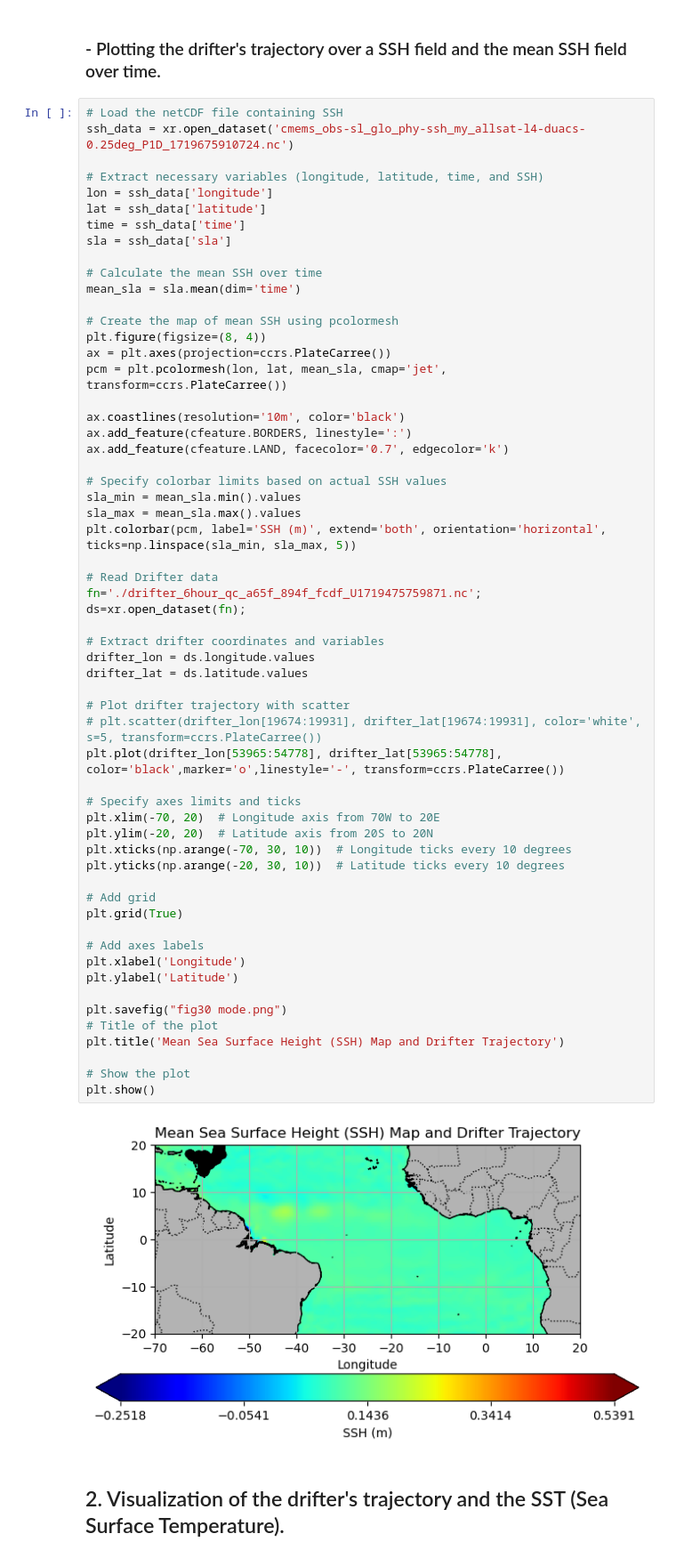
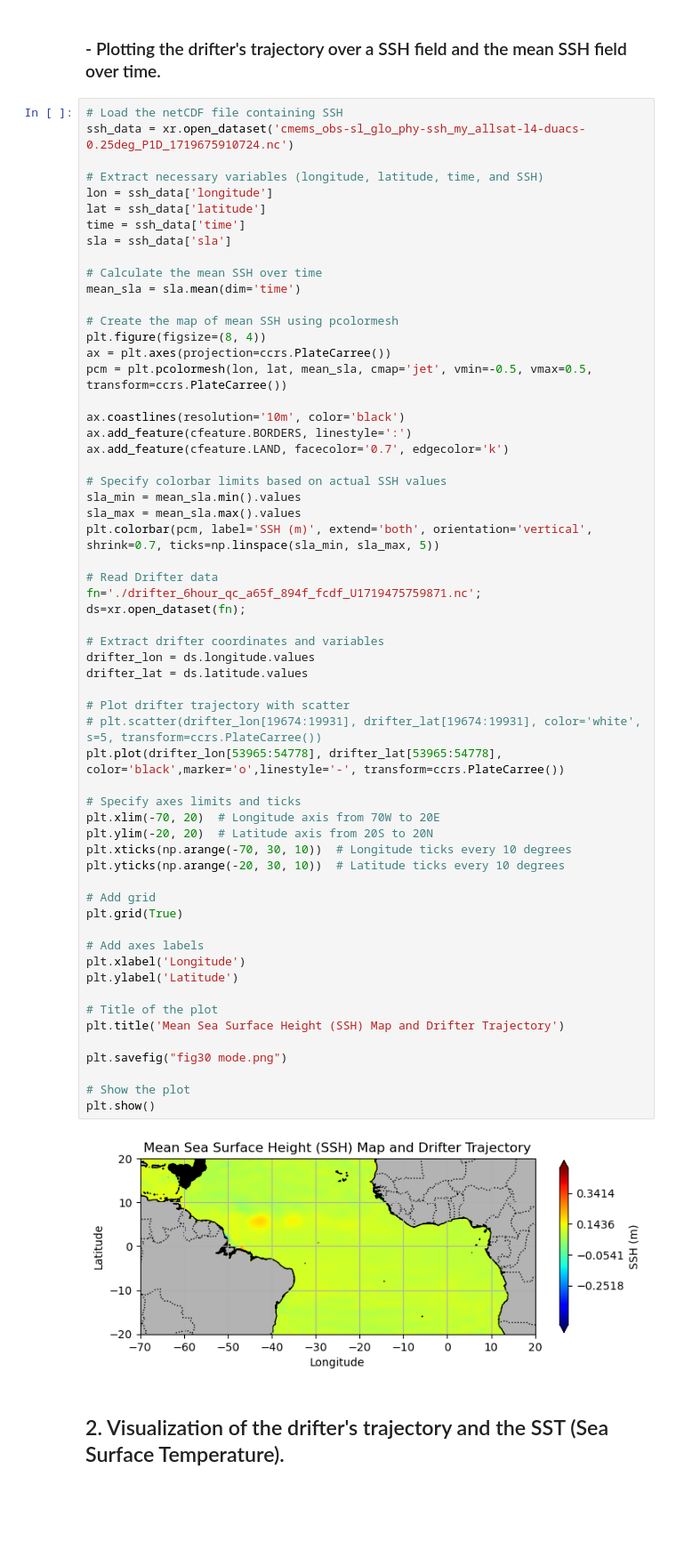
Before and after one commit to Julio-Leonel-Donfack/Courants-Derivants-Cmems, a Jupyter notebook: 6-Drifter-SSH-SST.ipynb, the cells around one changed output. Shown: that part at 89% size. Saved outputs shown, nothing was run; the diff lists cells and outputs as text; blank space fills up the shorter version.

```diff
--- a/6-Drifter-SSH-SST.ipynb
+++ b/6-Drifter-SSH-SST.ipynb
@@ -122,7 +122,7 @@ mean_sla = sla.mean(dim='time')
 # Create the map of mean SSH using pcolormesh
 plt.figure(figsize=(8, 4))
 ax = plt.axes(projection=ccrs.PlateCarree())
-pcm = plt.pcolormesh(lon, lat, mean_sla, cmap='jet', transform=ccrs.PlateCarree())
+pcm = plt.pcolormesh(lon, lat, mean_sla, cmap='jet', vmin=-0.5, vmax=0.5, transform=ccrs.PlateCarree())
 
 ax.coastlines(resolution='10m', color='black')
 ax.add_feature(cfeature.BORDERS, linestyle=':')
@@ -131,41 +131,42 @@ ax.add_feature(cfeature.LAND, facecolor='0.7', edgecolor='k')
 # Specify colorbar limits based on actual SSH values
 sla_min = mean_sla.min().values
 sla_max = mean_sla.max().values
-plt.colorbar(pcm, label='SSH (m)', extend='both', orientation='horizontal', ticks=np.linspace(sla_min, sla_max, 5))
+plt.colorbar(pcm, label='SSH (m)', extend='both', orientation='vertical', shrink=0.7, ticks=np.linspace(sla_min, sla_max, 5))
 
 # Read Drifter data
 fn='./drifter_6hour_qc_a65f_894f_fcdf_U1719475759871.nc';
 ds=xr.open_dataset(fn);
 
 # Extract drifter coordinates and variables
 drifter_lon = ds.longitude.values
 drifter_lat = ds.latitude.values
 
 # Plot drifter trajectory with scatter
 # plt.scatter(drifter_lon[19674:19931], drifter_lat[19674:19931], color='white', s=5, transform=ccrs.PlateCarree())
 plt.plot(drifter_lon[53965:54778], drifter_lat[53965:54778], color='black',marker='o',linestyle='-', transform=ccrs.PlateCarree())
 
 # Specify axes limits and ticks
 plt.xlim(-70, 20)  # Longitude axis from 70W to 20E
 plt.ylim(-20, 20)  # Latitude axis from 20S to 20N
 plt.xticks(np.arange(-70, 30, 10))  # Longitude ticks every 10 degrees
 plt.yticks(np.arange(-20, 30, 10))  # Latitude ticks every 10 degrees
 
 # Add grid
 plt.grid(True)
 
 # Add axes labels
 plt.xlabel('Longitude')
 plt.ylabel('Latitude')
 
-plt.savefig("fig30 mode.png")
 # Title of the plot
 plt.title('Mean Sea Surface Height (SSH) Map and Drifter Trajectory')
 
+plt.savefig("fig30 mode.png")
+
 # Show the plot
 plt.show()
 # %% [output]
-[figure, old version]
+[figure, new version]
 # %% [markdown]
 ## 2. Visualization of the drifter's trajectory and the SST (Sea Surface Temperature).
 # %% [markdown]
```
Also changed, not shown: parts of 3 cells of this notebook.
